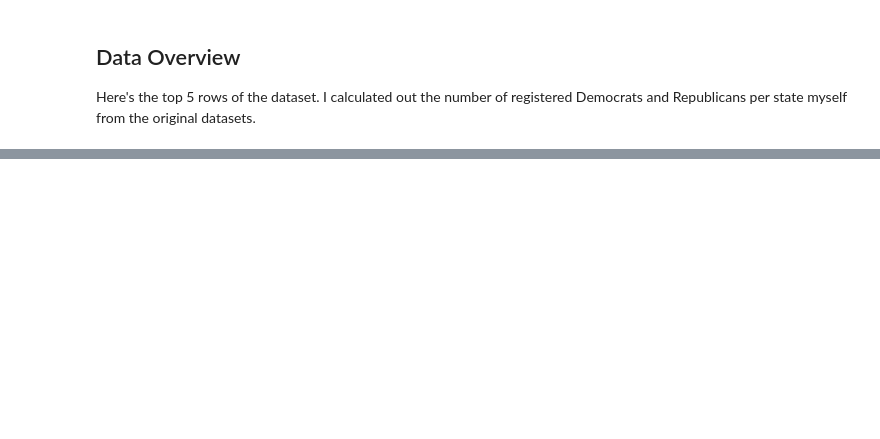
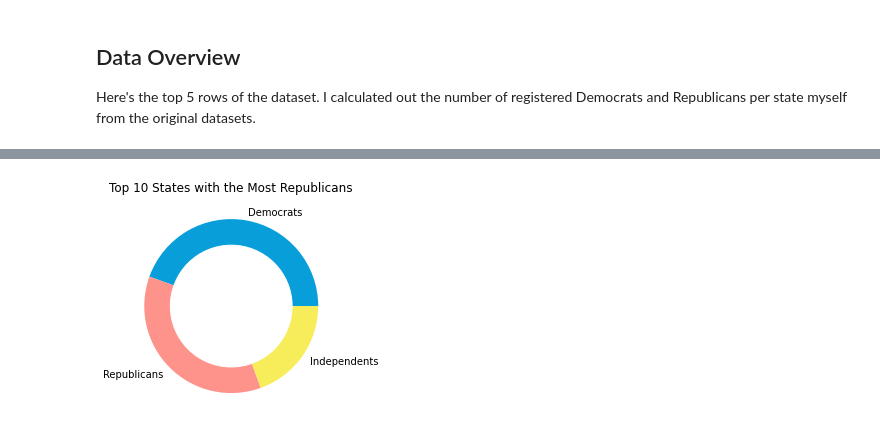
Before and after one commit to coreyclip/coreyclip.github.io, a Jupyter notebook: jupyternotebooks/ElectoralCollege.ipynb, the cells around one changed output, grey strips where cells are left out. Cells and saved outputs as stored; diff of their text form; code cells hidden in the pictures; blank space fills up the shorter version.

```diff
--- a/jupyternotebooks/ElectoralCollege.ipynb
+++ b/jupyternotebooks/ElectoralCollege.ipynb
@@ -87,0 +160,14 @@ average percent democrat in the 5 most populous states: 38.0%
+# %%
+names = ['Democrats', 'Republicans', 'Independents']
+repub_size = [df.sort_values('Republicans', ascending=False).head(limit)['DemPercentage'].mean(),
+        df.sort_values('Republicans', ascending=False).head(limit)['RepubPercentage'].mean(),
+        df.sort_values('Republicans', ascending=False).head(limit)['IndPercentage'].mean()]
+my_circle=plt.Circle( (0,0), 0.7, color='white')
+plt.pie(repub_size, labels=names, colors=['#079EDA', '#FE938C', '#F7EC59'])
+plt.title(f'Top {limit} States with the Most Republicans')
+p=plt.gcf()
+p.gca().add_artist(my_circle)
+
+plt.show()
+# %% [output]
+[figure, added]
```
Also changed, not shown: parts of 16 cells of this notebook, 8 other files.
